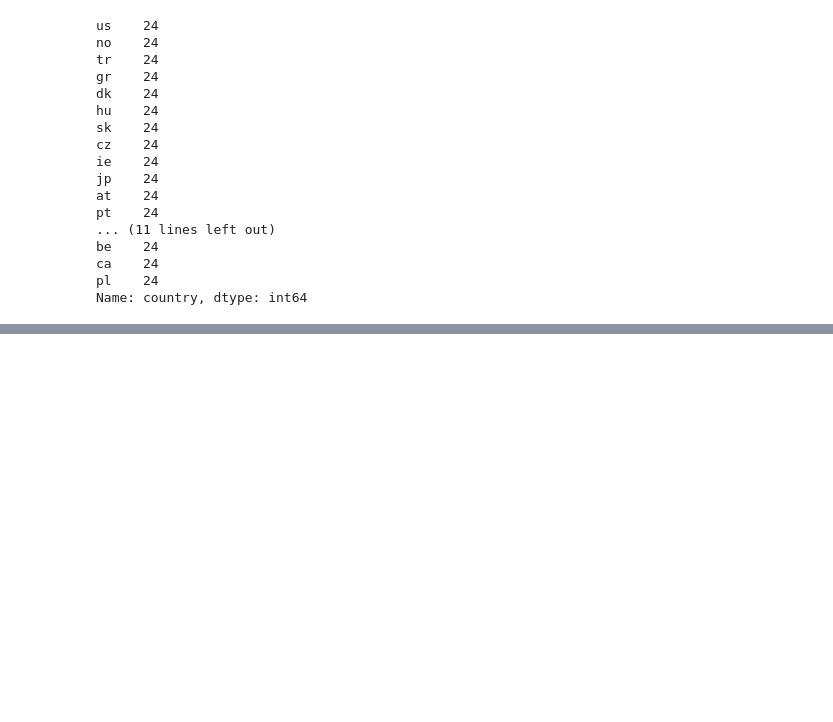
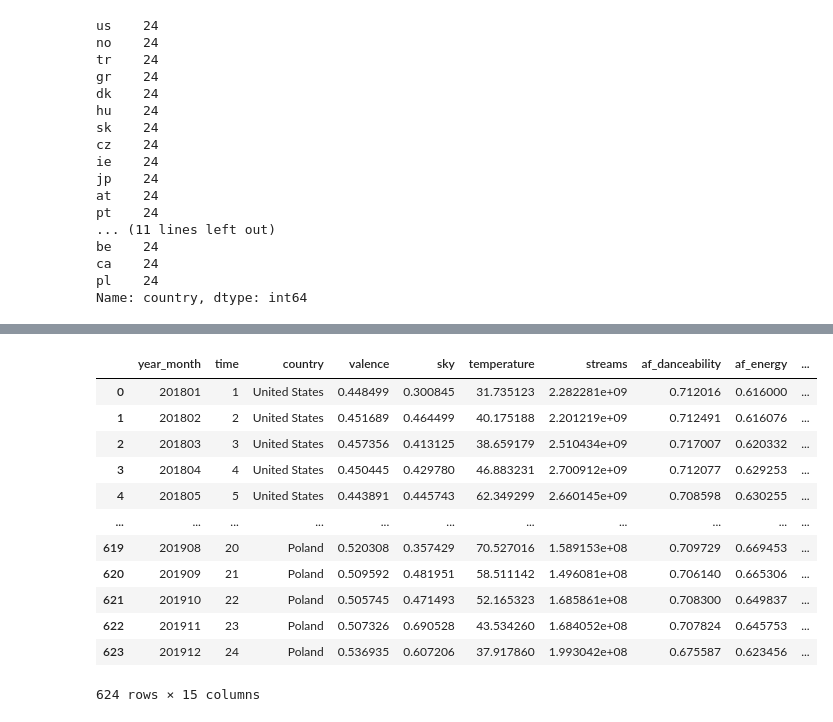
Before and after one commit to Hubert-Magdziak/Reproducible-Research-Project-2024, a Jupyter notebook: code.ipynb, the cells around one changed output, grey strips where cells are left out. Drawn from its saved outputs; the diff is of its cells as text; code cells hidden in the pictures; blank space fills up the shorter version.

Commit message:
feat: merged datasets

```diff
--- a/code.ipynb
+++ b/code.ipynb
@@ -95,0 +131,6 @@ Name: country, dtype: int64
+# %%
+df.rename(columns={"V1":"year_month"}, inplace = True)
+# %%
+df2 = pd.read_csv("data/spotify-charts/aggregated_monthly_data.csv")
+# %%
+df2.rename(columns={"region":"country"}, inplace = True)
@@ -95,0 +169,18 @@ Name: country, dtype: int64
+# %%
+df = df.merge(df2, on = ["country","year_month"])
+# %%
+df
+# %% [output]
+|  | year_month | time | country | valence | sky | temperature | streams | af_danceability | af_energy | ... |
+| 0 | 201801 | 1 | United States | 0.448499 | 0.300845 | 31.735123 | 2.282281e+09 | 0.712016 | 0.616000 | ... |
+| 1 | 201802 | 2 | United States | 0.451689 | 0.464499 | 40.175188 | 2.201219e+09 | 0.712491 | 0.616076 | ... |
+| 2 | 201803 | 3 | United States | 0.457356 | 0.413125 | 38.659179 | 2.510434e+09 | 0.717007 | 0.620332 | ... |
+| 3 | 201804 | 4 | United States | 0.450445 | 0.429780 | 46.883231 | 2.700912e+09 | 0.712077 | 0.629253 | ... |
+| 4 | 201805 | 5 | United States | 0.443891 | 0.445743 | 62.349299 | 2.660145e+09 | 0.708598 | 0.630255 | ... |
+| ... | ... | ... | ... | ... | ... | ... | ... | ... | ... | ... |
+| 619 | 201908 | 20 | Poland | 0.520308 | 0.357429 | 70.527016 | 1.589153e+08 | 0.709729 | 0.669453 | ... |
+| 620 | 201909 | 21 | Poland | 0.509592 | 0.481951 | 58.511142 | 1.496081e+08 | 0.706140 | 0.665306 | ... |
+| 621 | 201910 | 22 | Poland | 0.505745 | 0.471493 | 52.165323 | 1.685861e+08 | 0.708300 | 0.649837 | ... |
+| 622 | 201911 | 23 | Poland | 0.507326 | 0.690528 | 43.534260 | 1.684052e+08 | 0.707824 | 0.645753 | ... |
+| 623 | 201912 | 24 | Poland | 0.536935 | 0.607206 | 37.917860 | 1.993042e+08 | 0.675587 | 0.623456 | ... |
+624 rows × 15 columns
```
Also changed, not shown: parts of 6 cells of this notebook.
